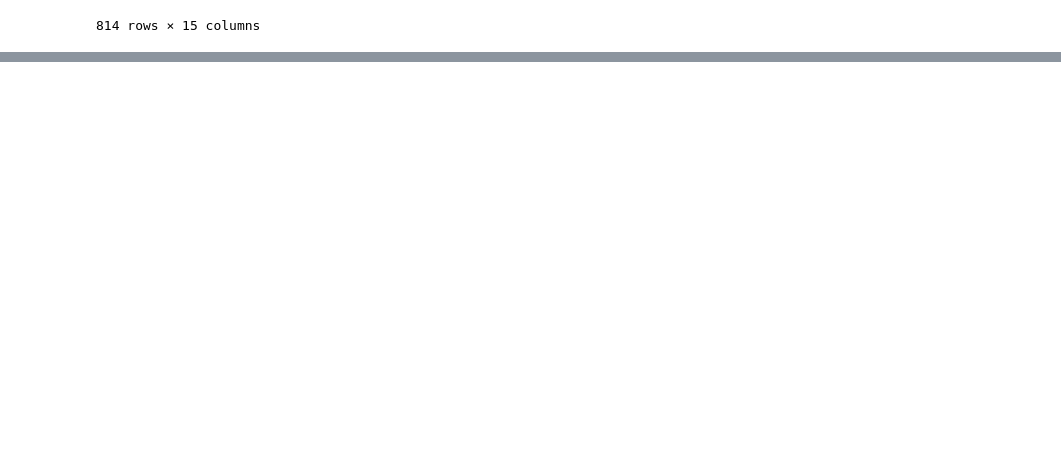
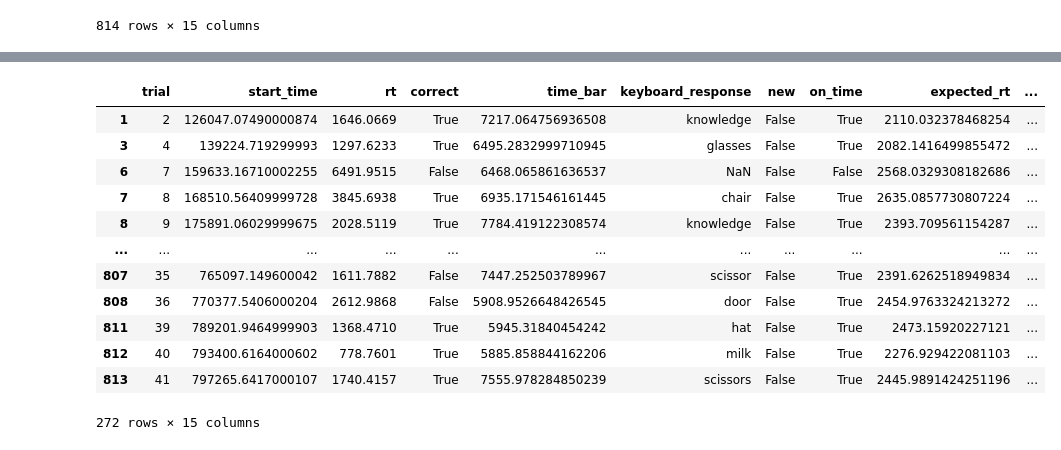
Before and after one commit to UserModelling2425/user-modelling-project-apples-2, a Jupyter notebook: experiment/data_analysis/data_analysis.ipynb, the cells around one changed output, grey strips where cells are left out. Saved outputs shown, nothing was run; the diff lists cells and outputs as text; code cells hidden in the pictures; blank space fills up the shorter version.

```diff
--- a/experiment/data_analysis/data_analysis.ipynb
+++ b/experiment/data_analysis/data_analysis.ipynb
@@ -66,0 +76,22 @@ combined_df
+# %%
+
+# removing the inf rt cases
+combined_df = combined_df[combined_df['rt']!='inf']
+# %%
+# Splitting into Timbar and Control Group
+df_timebar = combined_df[combined_df["time_bar_visible"]=='True']
+df_control = combined_df[combined_df["time_bar_visible"]=='False']
+# %%
+# Calculating Averages maybe boxplots could be nice.
+# First thing is removing initial presentations as these dont have a timebar
+df_timebar.loc[:,'rt'] = pd.to_numeric(df_timebar['rt'], errors='coerce')
+df_control.loc[:,'rt'] = pd.to_numeric(df_control['rt'], errors='coerce')
+
+nr_new_timebar = len(df_timebar[df_timebar['new'] == 'True'])
+nr_new_control = len(df_control[df_control['new'] == 'True'])
+
+df_timebar = df_timebar[df_timebar['new'] == 'False']
+df_control = df_control[df_control['new'] == 'False']
+
+mean_rt_control = df_control['rt'].mean()
+mean_rt_timebar = df_timebar['rt'].mean()
@@ -66,0 +163,16 @@ combined_df
+# %%
+df_timebar
+# %% [output]
+|  | trial | start_time | rt | correct | time_bar | keyboard_response | new | on_time | expected_rt | ... |
+| 1 | 2 | 126047.07490000874 | 1646.0669 | True | 7217.064756936508 | knowledge | False | True | 2110.032378468254 | ... |
+| 3 | 4 | 139224.719299993 | 1297.6233 | True | 6495.2832999710945 | glasses | False | True | 2082.1416499855472 | ... |
+| 6 | 7 | 159633.16710002255 | 6491.9515 | False | 6468.065861636537 | NaN | False | False | 2568.0329308182686 | ... |
+| 7 | 8 | 168510.56409999728 | 3845.6938 | True | 6935.171546161445 | chair | False | True | 2635.0857730807224 | ... |
+| 8 | 9 | 175891.06029999675 | 2028.5119 | True | 7784.419122308574 | knowledge | False | True | 2393.709561154287 | ... |
+| ... | ... | ... | ... | ... | ... | ... | ... | ... | ... | ... |
+| 807 | 35 | 765097.149600042 | 1611.7882 | False | 7447.252503789967 | scissor | False | True | 2391.6262518949834 | ... |
+| 808 | 36 | 770377.5406000204 | 2612.9868 | False | 5908.9526648426545 | door | False | True | 2454.9763324213272 | ... |
+| 811 | 39 | 789201.9464999903 | 1368.4710 | True | 5945.31840454242 | hat | False | True | 2473.15920227121 | ... |
+| 812 | 40 | 793400.6164000602 | 778.7601 | True | 5885.858844162206 | milk | False | True | 2276.929422081103 | ... |
+| 813 | 41 | 797265.6417000107 | 1740.4157 | True | 7555.978284850239 | scissors | False | True | 2445.9891424251196 | ... |
+272 rows × 15 columns
```
Also changed, not shown: parts of 12 cells of this notebook, 13 other files.
